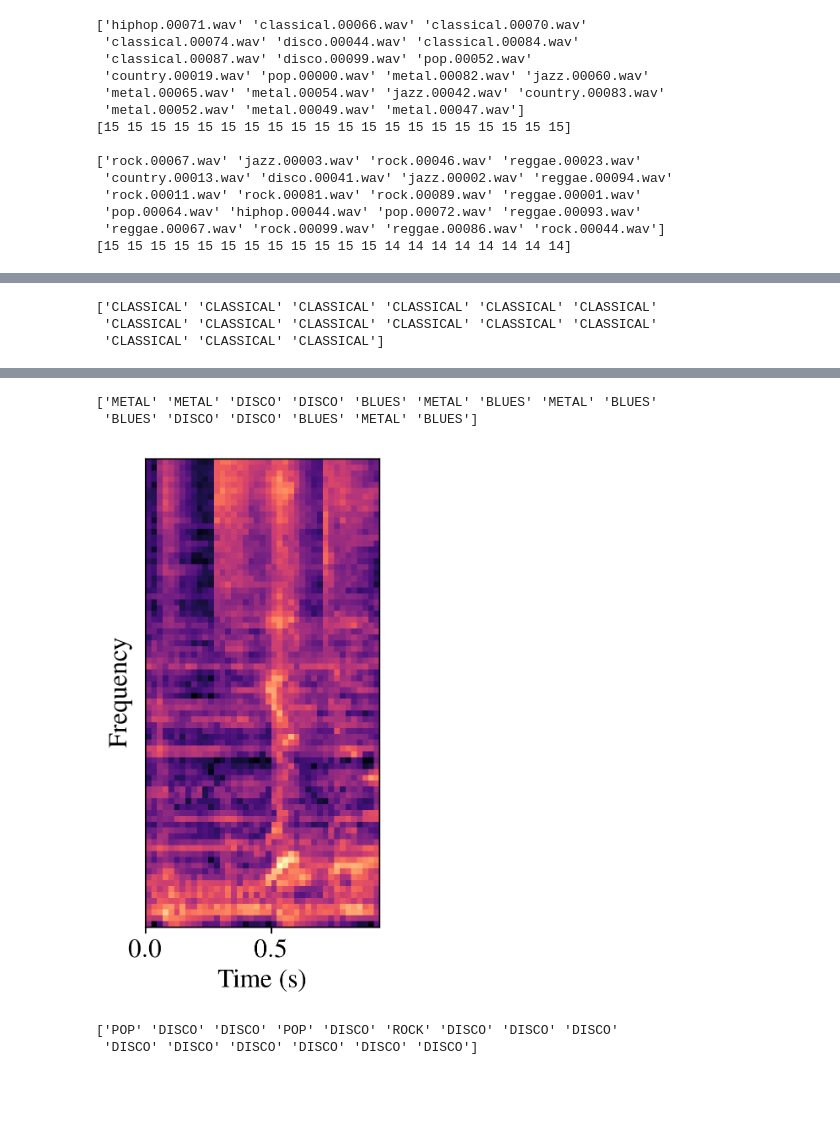
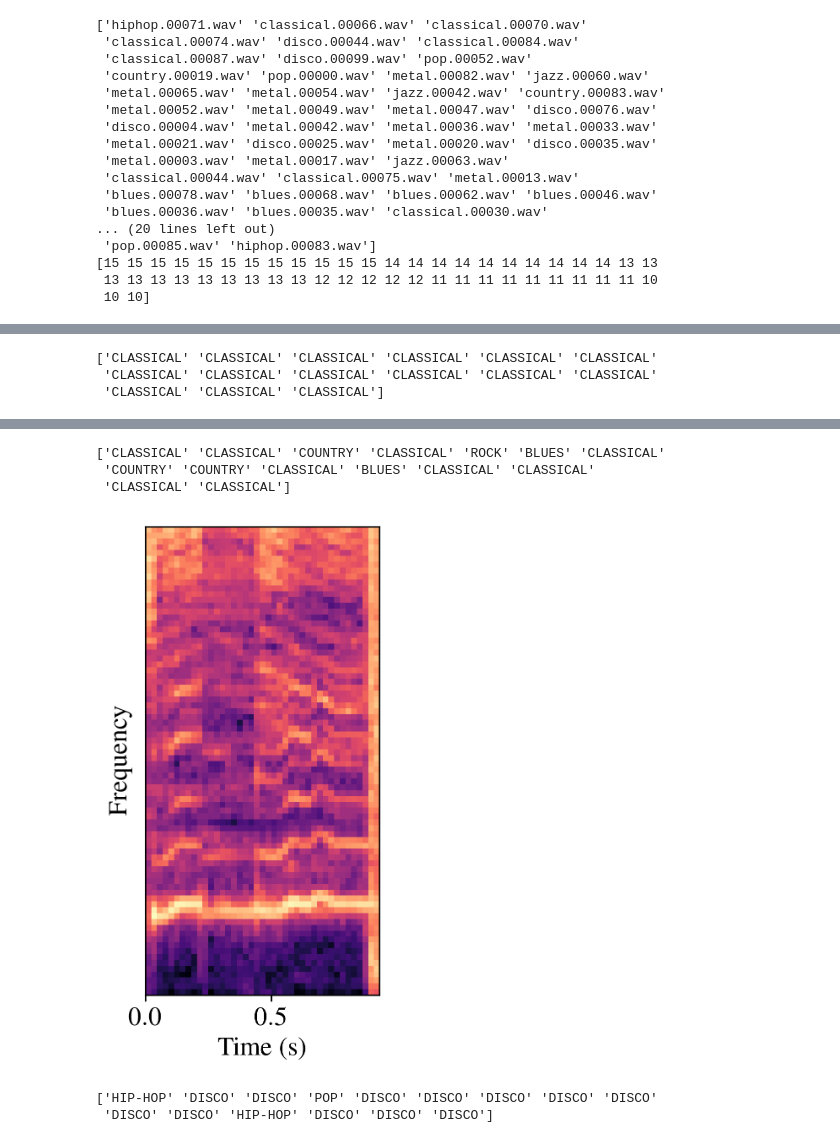
Before and after one commit to georgeherbert/music-genre-classification, a Jupyter notebook: notebooks/qualitative.ipynb, the cells around one changed output, grey strips where cells are left out. Cells and saved outputs as stored; diff of their text form; code cells hidden in the pictures; blank space fills up the shorter version.

```diff
--- a/notebooks/qualitative.ipynb
+++ b/notebooks/qualitative.ipynb
@@ -52,29 +52,32 @@ incorrect_files, incorrect_counts = np.unique(incorrect, return_counts = True)
 correct_files_ordered = correct_files[(-correct_counts).argsort()]
 incorrect_files_ordered = incorrect_files[(-incorrect_counts).argsort()]
 
-print(correct_files_ordered[:20])
-print(correct_counts[(-correct_counts).argsort()][:20], "\n")
-print(incorrect_files_ordered[:20])
-print(incorrect_counts[(-incorrect_counts).argsort()][:20])
+print(correct_files_ordered[:50])
+print(correct_counts[(-correct_counts).argsort()][:50], "\n")
+print(incorrect_files_ordered[:50])
+print(incorrect_counts[(-incorrect_counts).argsort()][:50])
 # %% [output]
 ['hiphop.00071.wav' 'classical.00066.wav' 'classical.00070.wav'
  'classical.00074.wav' 'disco.00044.wav' 'classical.00084.wav'
  'classical.00087.wav' 'disco.00099.wav' 'pop.00052.wav'
  'country.00019.wav' 'pop.00000.wav' 'metal.00082.wav' 'jazz.00060.wav'
  'metal.00065.wav' 'metal.00054.wav' 'jazz.00042.wav' 'country.00083.wav'
- 'metal.00052.wav' 'metal.00049.wav' 'metal.00047.wav']
-[15 15 15 15 15 15 15 15 15 15 15 15 15 15 15 15 15 15 15 15]
-
-['rock.00067.wav' 'jazz.00003.wav' 'rock.00046.wav' 'reggae.00023.wav'
- 'country.00013.wav' 'disco.00041.wav' 'jazz.00002.wav' 'reggae.00094.wav'
- 'rock.00011.wav' 'rock.00081.wav' 'rock.00089.wav' 'reggae.00001.wav'
- 'pop.00064.wav' 'hiphop.00044.wav' 'pop.00072.wav' 'reggae.00093.wav'
- 'reggae.00067.wav' 'rock.00099.wav' 'reggae.00086.wav' 'rock.00044.wav']
-[15 15 15 15 15 15 15 15 15 15 15 15 14 14 14 14 14 14 14 14]
+ 'metal.00052.wav' 'metal.00049.wav' 'metal.00047.wav' 'disco.00076.wav'
+ 'disco.00004.wav' 'metal.00042.wav' 'metal.00036.wav' 'metal.00033.wav'
+ 'metal.00021.wav' 'disco.00025.wav' 'metal.00020.wav' 'disco.00035.wav'
+ 'metal.00003.wav' 'metal.00017.wav' 'jazz.00063.wav'
+ 'classical.00044.wav' 'classical.00075.wav' 'metal.00013.wav'
+ 'blues.00078.wav' 'blues.00068.wav' 'blues.00062.wav' 'blues.00046.wav'
+ 'blues.00036.wav' 'blues.00035.wav' 'classical.00030.wav'
+... (20 lines left out)
+ 'pop.00085.wav' 'hiphop.00083.wav']
+[15 15 15 15 15 15 15 15 15 15 15 15 14 14 14 14 14 14 14 14 14 14 13 13
+ 13 13 13 13 13 13 13 13 13 12 12 12 12 12 11 11 11 11 11 11 11 11 11 10
+ 10 10]
 # %%
 correct_file = "classical.00070.wav"
-incorrect_file_1 = "rock.00067.wav"
-incorrect_file_2 = "country.00013.wav"
+incorrect_file_1 = "jazz.00003.wav"
+incorrect_file_2 = "pop.00064.wav"
 
 plot_spectrogram(correct_file)
 plt.savefig("../report/images/spec_correct.png", bbox_inches='tight', pad_inches=0.0)
@@ -99,5 +102,6 @@ print(GENRES[np.array(predictions[1][files == incorrect_file_2], dtype = np.uint
-['METAL' 'METAL' 'DISCO' 'DISCO' 'BLUES' 'METAL' 'BLUES' 'METAL' 'BLUES'
- 'BLUES' 'DISCO' 'DISCO' 'BLUES' 'METAL' 'BLUES']
+['CLASSICAL' 'CLASSICAL' 'COUNTRY' 'CLASSICAL' 'ROCK' 'BLUES' 'CLASSICAL'
+ 'COUNTRY' 'COUNTRY' 'CLASSICAL' 'BLUES' 'CLASSICAL' 'CLASSICAL'
+ 'CLASSICAL' 'CLASSICAL']
-[figure, old version]
+[figure, new version]
-['POP' 'DISCO' 'DISCO' 'POP' 'DISCO' 'ROCK' 'DISCO' 'DISCO' 'DISCO'
- 'DISCO' 'DISCO' 'DISCO' 'DISCO' 'DISCO' 'DISCO']
+['HIP-HOP' 'DISCO' 'DISCO' 'POP' 'DISCO' 'DISCO' 'DISCO' 'DISCO' 'DISCO'
+ 'DISCO' 'DISCO' 'HIP-HOP' 'DISCO' 'DISCO' 'DISCO']
```
Also changed, not shown: parts of 1 cell of this notebook, 12 other files.
